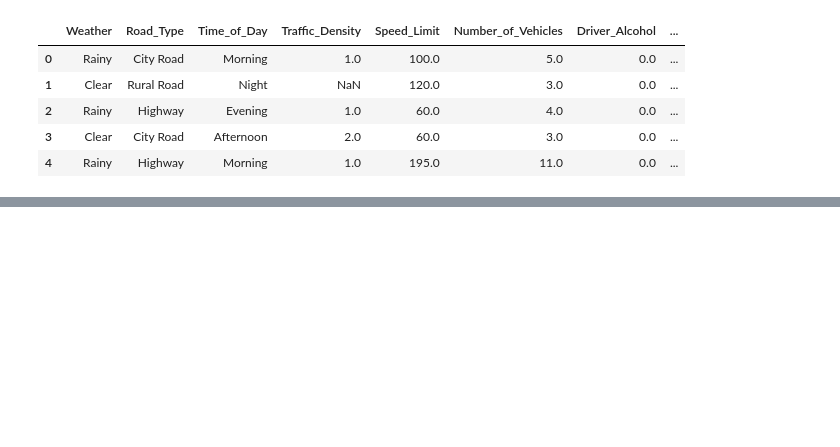
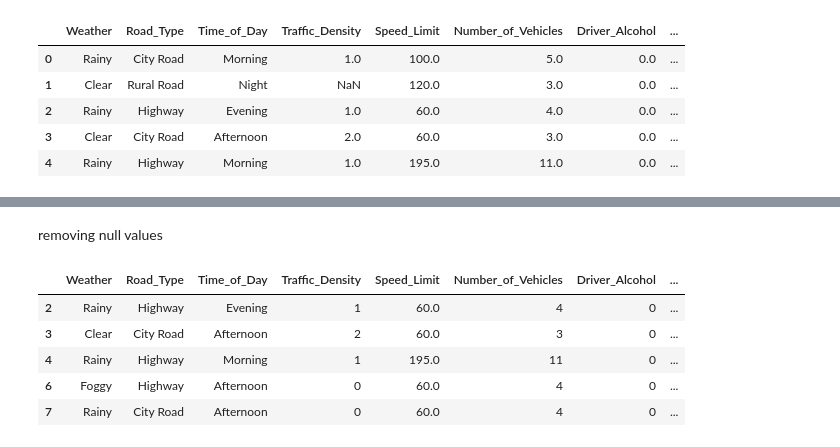
Before and after one commit to bigdog0044/Traffic-Accident-Prediction, a Jupyter notebook: main.ipynb, the cells around one changed output, grey strips where cells are left out. Cells and saved outputs as stored; diff of their text form; code cells hidden in the pictures; blank space fills up the shorter version.

```diff
--- a/main.ipynb
+++ b/main.ipynb
@@ -19,0 +43,2 @@ TypeError: 'method' object is not iterable
+# %% [markdown]
+removing null values
@@ -19,0 +55,9 @@ TypeError: 'method' object is not iterable
+# %%
+data.head()
+# %% [output]
+|  | Weather | Road_Type | Time_of_Day | Traffic_Density | Speed_Limit | Number_of_Vehicles | Driver_Alcohol | ... |
+| 2 | Rainy | Highway | Evening | 1 | 60.0 | 4 | 0 | ... |
+| 3 | Clear | City Road | Afternoon | 2 | 60.0 | 3 | 0 | ... |
+| 4 | Rainy | Highway | Morning | 1 | 195.0 | 11 | 0 | ... |
+| 6 | Foggy | Highway | Afternoon | 0 | 60.0 | 4 | 0 | ... |
+| 7 | Rainy | City Road | Afternoon | 0 | 60.0 | 4 | 0 | ... |
```
Also changed, not shown: parts of 14 cells of this notebook.
